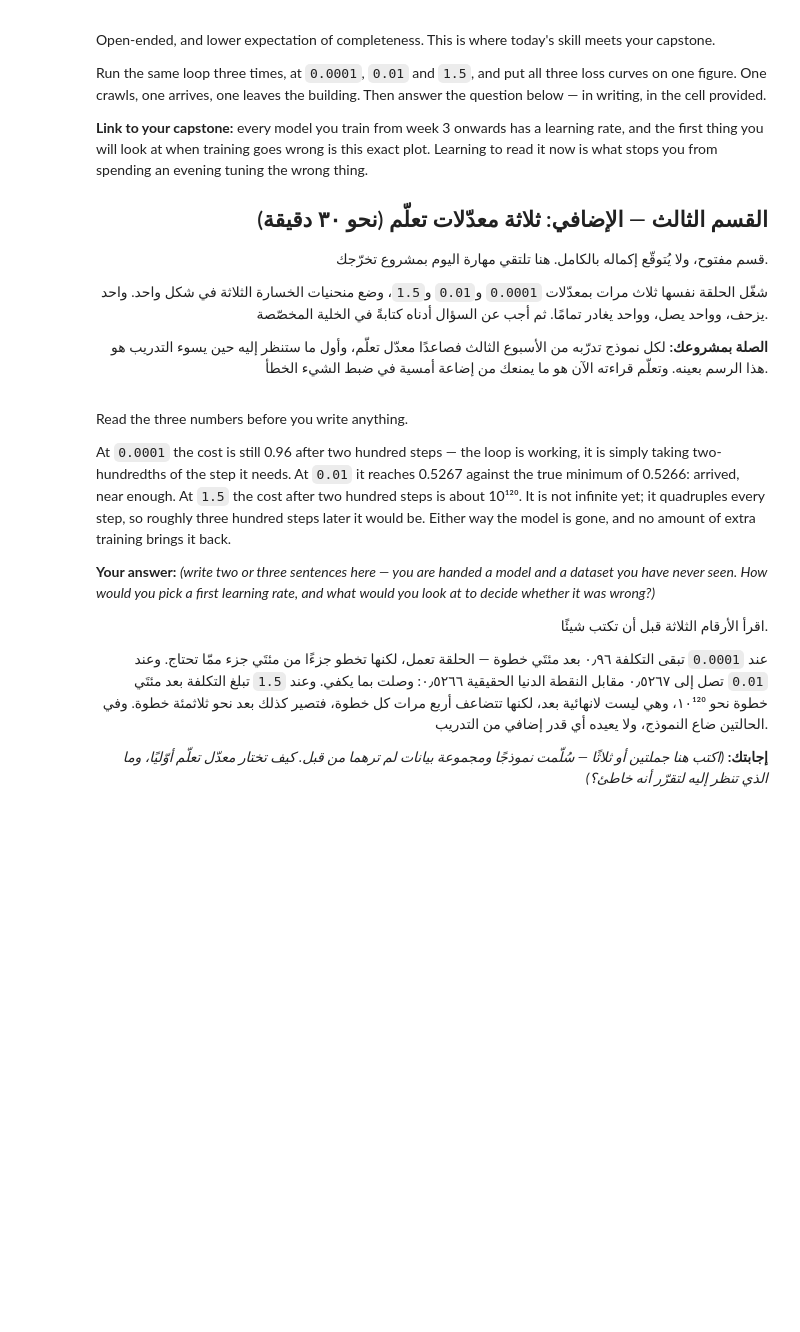
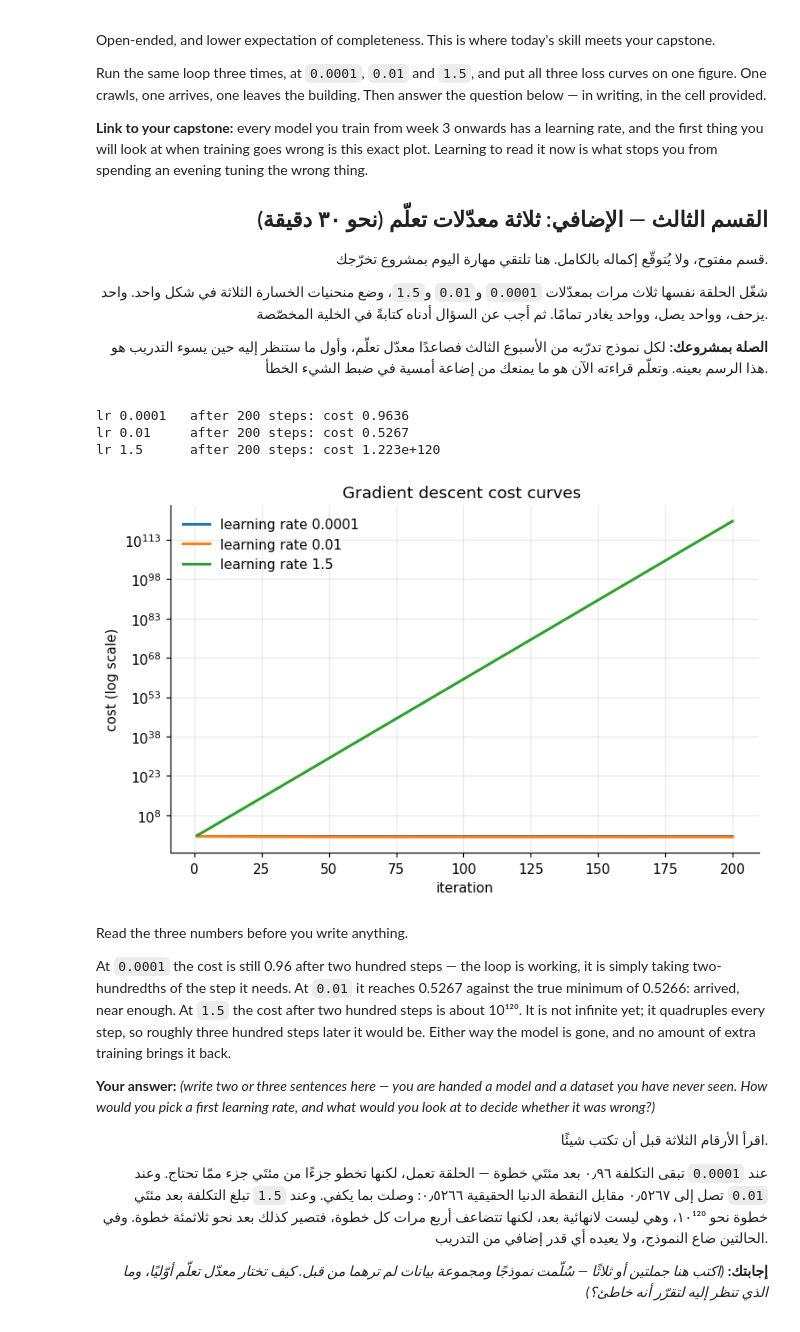
Before and after one commit to NawafK70/AIEP_Olo_student, a Jupyter notebook: week_1_foundations/labs/D2_gradient_descent/D2_gradient_descent_blank.ipynb, the cells around one changed output. Saved outputs shown, nothing was run; the diff lists cells and outputs as text; code cells hidden in the pictures; blank space fills up the shorter version.

Commit message:
Add step 3 solution

```diff
--- a/week_1_foundations/labs/D2_gradient_descent/D2_gradient_descent_blank.ipynb
+++ b/week_1_foundations/labs/D2_gradient_descent/D2_gradient_descent_blank.ipynb
@@ -736,24 +737,62 @@ stops you from spending an evening tuning the wrong thing.
 # %%
 # ────────────────────────────────────────────────────────────────────
 # 1) Wrap your loop from Task 2.4 in a function taking the learning rate as an argument
 #    and returning the list of costs.
 # 2) Guard it: once the cost stops being a finite number the run is over, so stop early
 #    and say at which step it happened.
 # 3) Plot the three curves on one axis with a log scale on y — otherwise the diverging run
 #    flattens the other two into the floor.
 # Search: "matplotlib semilogy multiple curves legend"
 #
 # ١) ضع حلقة المهمة ٢٫٤ داخل دالة تأخذ معدّل التعلّم وسيطًا
 #    وتُرجع قائمة التكاليف.
 # ٢) احمِها: متى توقّفت التكلفة عن كونها رقمًا منتهيًا انتهى التشغيل، فتوقّف مبكرًا واذكر
 #    عند أي خطوة حدث ذلك.
 # ٣) ارسم المنحنيات الثلاثة على محور واحد بمقياس لوغاريتمي على y، وإلا سحق المنحنى المتباعد
 #    المنحنيين الآخرين في القاع.
 # ابحث عن: "matplotlib semilogy multiple curves legend"
 # ────────────────────────────────────────────────────────────────────
 
 # TODO: Run the loop at 0.0001, 0.01 and 1.5, and put all three loss curves on one log-scale figure.
 # مهمة: شغّل الحلقة بمعدّلات 0.0001 و0.01 و1.5، وضع منحنيات الخسارة الثلاثة في شكل واحد بمقياس لوغاريتمي.
+
+# @todo en: Run the loop at 0.0001, 0.01 and 1.5, and put all three loss curves on one log-scale figure.
+# @todo ar: قم بتشغيل الحلقة بمعدلات 0.0001 و0.01 و1.5، وضع منحنيات الخسارة الثلاثة في شكل واحد بمقياس لوغاريتمي
+# @strip:start
+def run_descent(learning_rate, n_iterations=200):
+    """Return the cost after each step, stopping early if it stops being a finite number."""
+    w_run, b_run, costs = 0.0, 0.0, []
+    for _ in range(n_iterations):
+        dw, db = compute_gradients(w_run, b_run, x, y)
+        w_run -= learning_rate * dw
+        b_run -= learning_rate * db
+        with np.errstate(over="ignore", invalid="ignore"):
+            c = compute_cost(w_run, b_run, x, y)
+        costs.append(c)
+        if not np.isfinite(c):
+            break
+    return costs
+
+
+fig, ax = plt.subplots()
+for rate in (0.0001, 0.01, 1.5):
+    costs = run_descent(rate)
+    ax.plot(range(1, len(costs) + 1), costs, linewidth=2, label=f"learning rate {rate}")
+    print(f"lr {rate:<8} after {len(costs)} steps: cost {costs[-1]:.4g}")
+
+ax.set_yscale("log")
+ax.set_xlabel("iteration")
+ax.set_ylabel("cost (log scale)")
+ax.set_title("Gradient descent cost curves ")
+ax.legend()
+plt.tight_layout()
+plt.show()
+# @strip:end
+# %% [output]
+lr 0.0001   after 200 steps: cost 0.9636
+lr 0.01     after 200 steps: cost 0.5267
+lr 1.5      after 200 steps: cost 1.223e+120
+[figure, added]
 # %% [markdown]
 Read the three numbers before you write anything.
 
```
Also changed, not shown: parts of 1 cell of this notebook.
